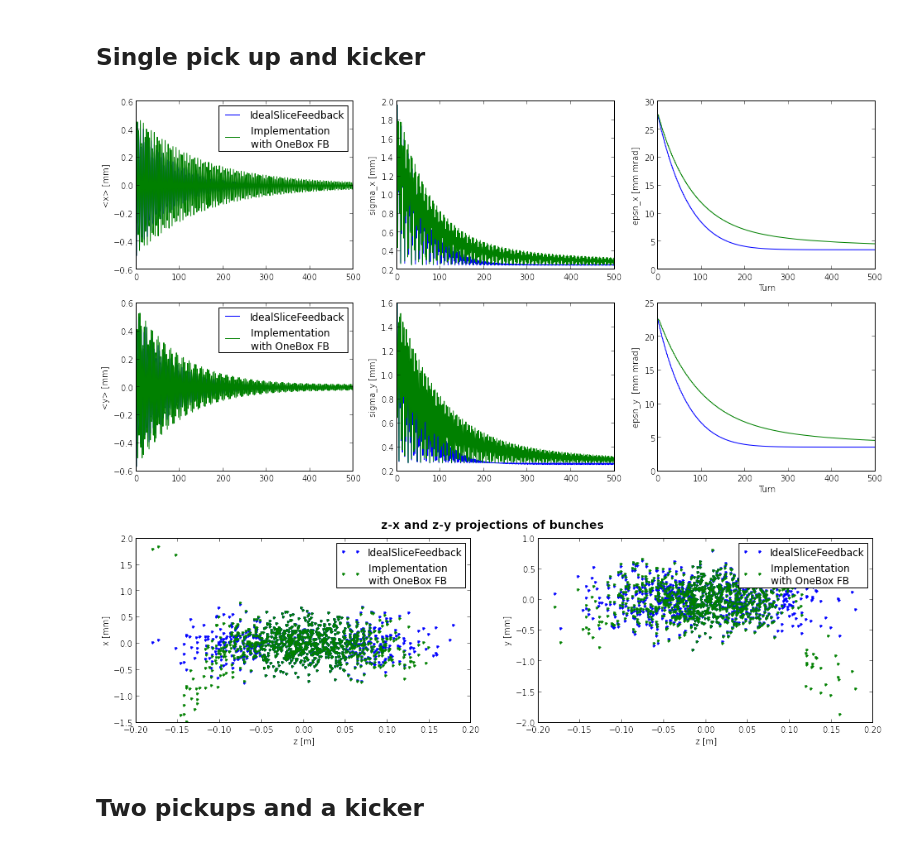
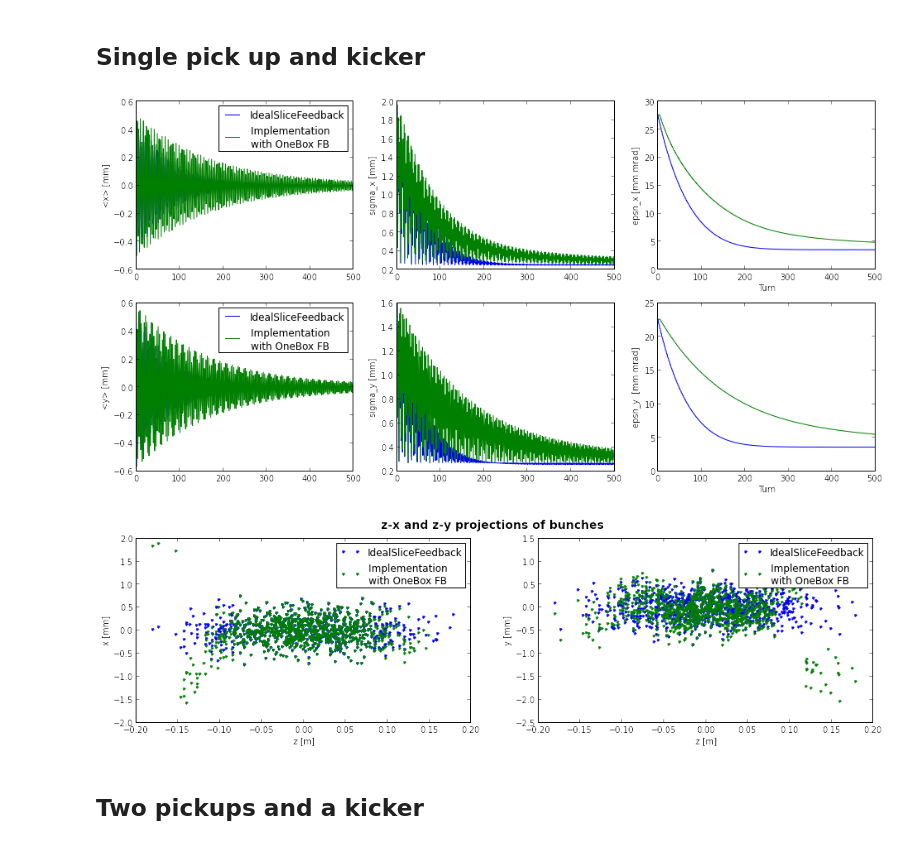
Before and after one commit to jkomppula/PyHEADTAIL_feedback, a Jupyter notebook: interactive-tests/MultiboxFeedbackTest.ipynb, the cells around one changed output. Drawn from its saved outputs; the diff is of its cells as text; code cells hidden in the pictures.

Commit message:
Bug fix: len(HilbertRegister) returned a wrong value -> did not work correctly in the OneBoxFeedback

```diff
--- a/interactive-tests/MultiboxFeedbackTest.ipynb
+++ b/interactive-tests/MultiboxFeedbackTest.ipynb
@@ -316,16 +316,16 @@ kicker_position_y = (1/4.)*2.*pi*Q_y
 pickup_pc_x = [
     ChargeWeighter(),
     LowpassFilter(f_c_pickup),
-    VectorSumRegister(n_delay,n_avg,omega_x,pickup_position_x,n_slices, in_processor_chain=False)
+    # VectorSumRegister(n_delay,n_avg,omega_x,pickup_position_x,n_slices, in_processor_chain=False)
     # CosineSumRegister(n_delay,n_avg,omega_x,pickup_position_x,n_slices, in_processor_chain=False)
-    # HilbertRegister(n_delay,n_avg,omega_x,pickup_position_x,n_slices, in_processor_chain=False)
+    HilbertRegister(n_delay,n_avg,omega_x,pickup_position_x,n_slices, in_processor_chain=False)
     ]
 pickup_pc_y = [
     ChargeWeighter(),
     LowpassFilter(f_c_pickup),
-    VectorSumRegister(n_delay,n_avg,omega_y,pickup_position_y,n_slices, in_processor_chain=False)
+    # VectorSumRegister(n_delay,n_avg,omega_y,pickup_position_y,n_slices, in_processor_chain=False)
     # CosineSumRegister(n_delay,n_avg,omega_y,pickup_position_y,n_slices, in_processor_chain=False)
-    # HilbertRegister(n_delay,n_avg,omega_y,pickup_position_y,n_slices, in_processor_chain=False),
+    HilbertRegister(n_delay,n_avg,omega_y,pickup_position_y,n_slices, in_processor_chain=False),
     ]
 
 pickup = PickUp(slicer,pickup_pc_x,pickup_pc_y)
@@ -337,35 +337,35 @@ kicker_pc_x = [
     ]
 
 kicker_pc_y = [
     EdgeWeighter(bunch_length,bunch_decay_length,maximum_weight),
     PhaseLinearizedLowpass(f_c_kicker)
     ]
 
 mixer_x = Averager(phase_conv_coeff_x)
 mixer_y = Averager(phase_conv_coeff_y)
 
 register_list_x = [pickup_pc_x[2]]
 register_list_y = [pickup_pc_y[2]]
 
 kicker = Kicker(
     kicker_position_x,kicker_position_y,
     feedback_gain,
     slicer,
     register_list_x,register_list_y,
     kicker_pc_x,kicker_pc_y,
     mixer_x,mixer_y)
 
 
 total_map_FB =  [pickup] + [trans_map[0]] + [kicker] + [trans_map[1]] + [trans_map[2]] + [trans_map[3]] + [long_map]
 
 
 track(n_turns, bunch_FB,total_map_FB,tracker_FB)
 
 compare_traces([tracker_IdealSliceFB,tracker_FB], ['IdealSliceFeedback', 'Implementation \nwith OneBox FB'])
 compare_projections([bunch_IdealSliceFB, bunch_FB], ['IdealSliceFeedback', 'Implementation \nwith OneBox FB'])
 # %% [output]
-[figure, old version]
+[figure, new version]
-[figure, old version]
+[figure, new version]
 # %% [markdown]
 ## Two pickups and a kicker
 # %%
```
Also changed, not shown: 1 other file.
